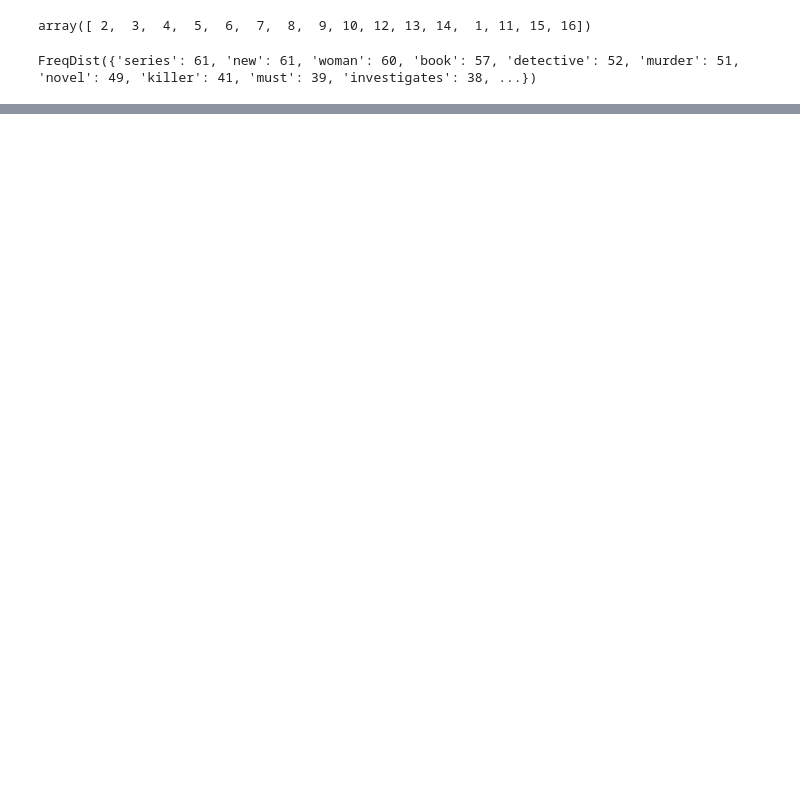
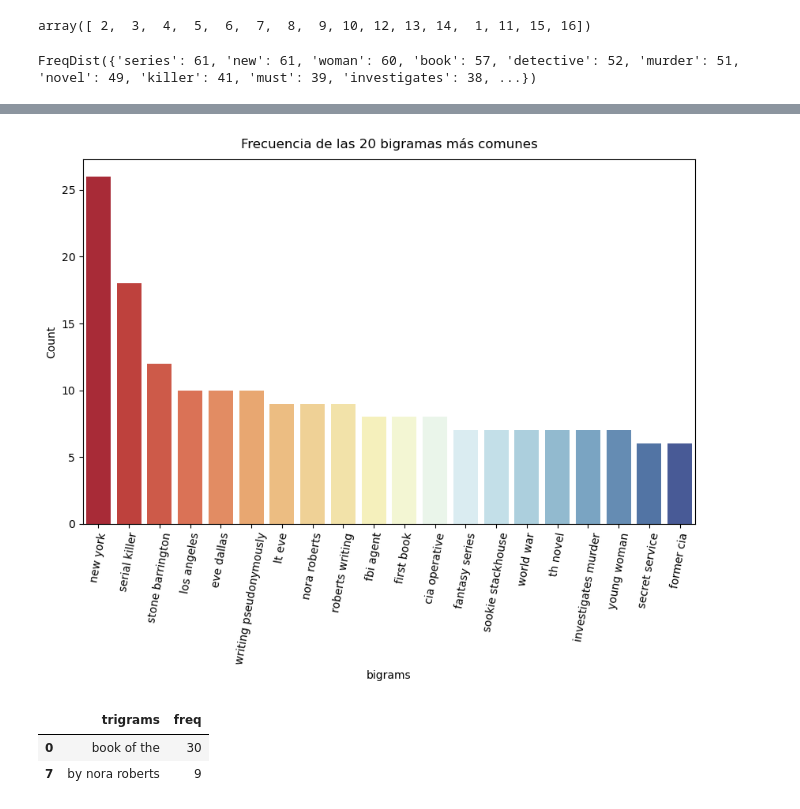
Before and after one commit to christiane-millan/Text-Analysis4RE, a Jupyter notebook: L002-Processing-understanding/code/L002-8_nltk_viz.ipynb, the cells around one changed output, grey strips where cells are left out. Saved outputs shown, nothing was run; the diff lists cells and outputs as text; code cells hidden in the pictures; blank space fills up the shorter version.

```diff
--- a/L002-Processing-understanding/code/L002-8_nltk_viz.ipynb
+++ b/L002-Processing-understanding/code/L002-8_nltk_viz.ipynb
@@ -65,0 +130,10 @@ TypeError: barplot() takes from 0 to 1 positional arguments but 2 positional arg
+# %%
+fig = plt.figure(figsize=(10, 6))
+ax = fig.add_subplot()
+
+sns.barplot(data=df_most_common_20, x="bigrams", y="freq", ax=ax, palette='RdYlBu');
+ax.set_title('Frecuencia de las 20 bigramas más comunes', pad=10)
+ax.set_ylabel('Count')
+ax.tick_params(axis='x', rotation=80)
+# %% [output]
+[figure, added]
@@ -65,0 +147,9 @@ TypeError: barplot() takes from 0 to 1 positional arguments but 2 positional arg
+# %%
+df_most_common_20_trigramas = pd.DataFrame(freq_dist_trigrams.most_common(20))
+df_most_common_20_trigramas.columns = ["trigrams", "freq"]
+df_most_common_20_trigramas["trigrams"] = df_most_common_20_trigramas["trigrams"].apply(lambda x: ' '.join(map(str, x)))
+df_most_common_20_trigramas.sample(2)
+# %% [output]
+|  | trigrams | freq |
+| 0 | book of the | 30 |
+| 7 | by nora roberts | 9 |
```
Also changed, not shown: parts of 16 cells of this notebook, 4 other files.
